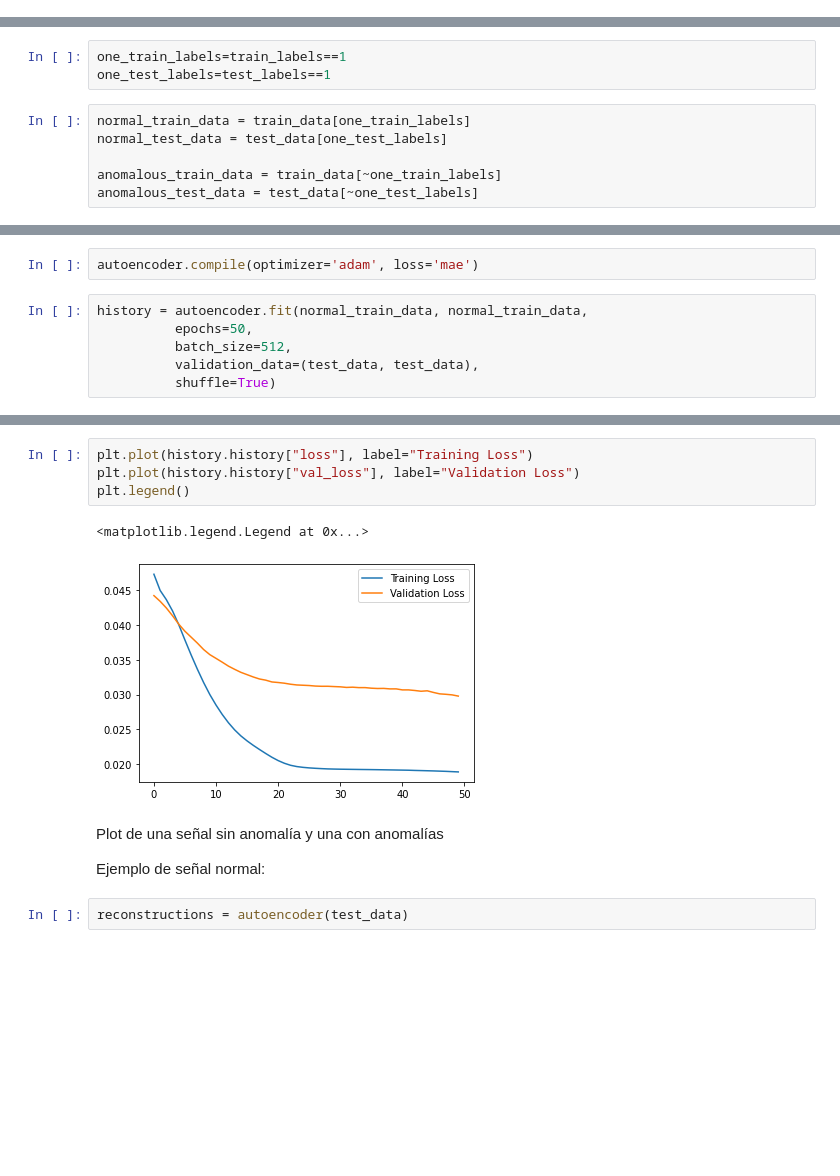
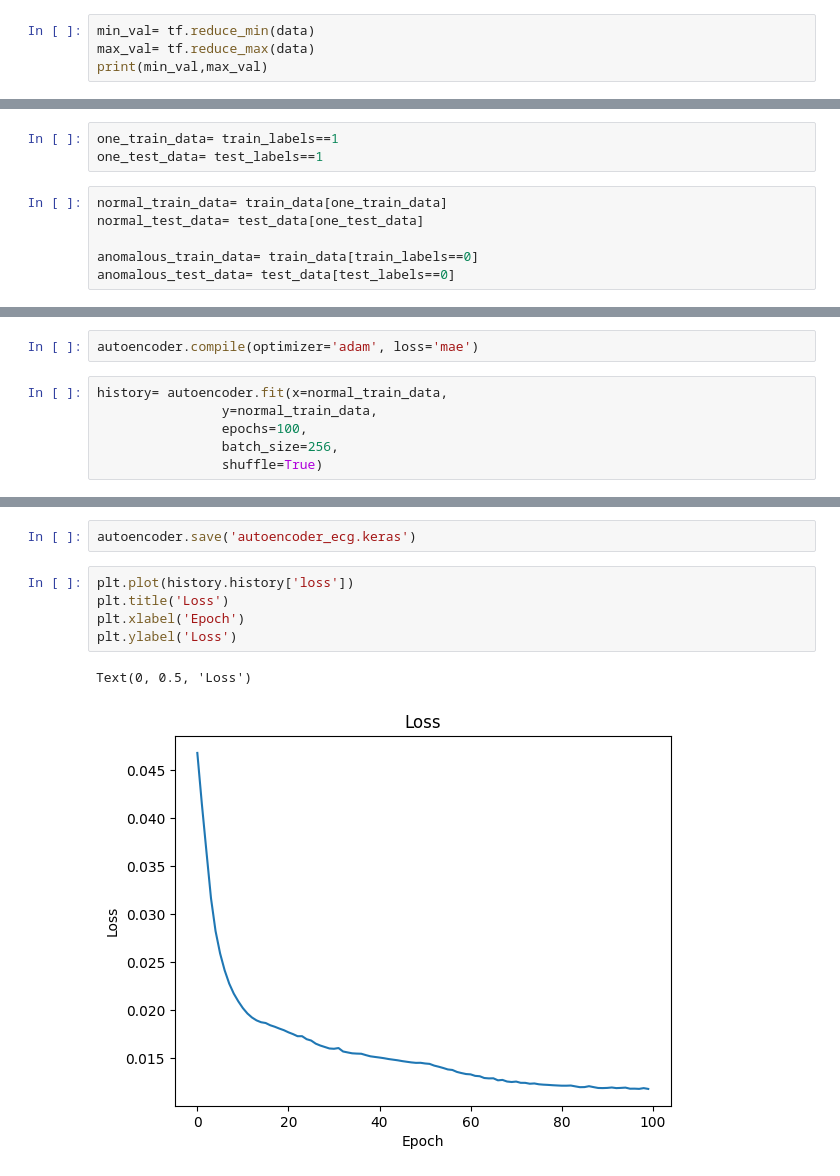
Before and after one commit to ibonetc/Data_Analytics, a Jupyter notebook: DeepLearning/IA_DL_Autoencoder.ipynb, the cells around one changed output, grey strips where cells are left out. Drawn from its saved outputs; the diff is of its cells as text; blank space fills up the shorter version.

```diff
--- a/DeepLearning/IA_DL_Autoencoder.ipynb
+++ b/DeepLearning/IA_DL_Autoencoder.ipynb
@@ -236,0 +268,4 @@ Como se puede ver la columna 140 tiene la etiqueta, y de la 0 a la 139 están lo
+# %%
+min_val= tf.reduce_min(data)
+max_val= tf.reduce_max(data)
+print(min_val,max_val)
@@ -270,9 +285,9 @@ array([ True,  True,  True, ..., False,  True,  True])
 # %%
-one_train_labels=train_labels==1
-one_test_labels=test_labels==1
+one_train_data= train_labels==1
+one_test_data= test_labels==1
 # %%
-normal_train_data = train_data[one_train_labels]
-normal_test_data = test_data[one_test_labels]
+normal_train_data= train_data[one_train_data]
+normal_test_data= test_data[one_test_data]
 
-anomalous_train_data = train_data[~one_train_labels]
-anomalous_test_data = test_data[~one_test_labels]
+anomalous_train_data= train_data[train_labels==0]
+anomalous_test_data= test_data[test_labels==0]
@@ -318,9 +341,9 @@ tf.keras.utils.plot_model(autoencoder,show_layer_names=True,show_shapes=True)
 # %%
 autoencoder.compile(optimizer='adam', loss='mae')
 # %%
-history = autoencoder.fit(normal_train_data, normal_train_data,
-          epochs=50,
-          batch_size=512,
-          validation_data=(test_data, test_data),
-          shuffle=True)
+history= autoencoder.fit(x=normal_train_data,
+                y=normal_train_data,
+                epochs=100,
+                batch_size=256,
+                shuffle=True)
 # %% [output]
@@ -344,13 +367,10 @@ Epoch 50/50
+# %%
+autoencoder.save('autoencoder_ecg.keras')
 # %%
-plt.plot(history.history["loss"], label="Training Loss")
-plt.plot(history.history["val_loss"], label="Validation Loss")
-plt.legend()
+plt.plot(history.history['loss'])
+plt.title('Loss')
+plt.xlabel('Epoch')
+plt.ylabel('Loss')
 # %% [output]
-<matplotlib.legend.Legend at 0x...>
+Text(0, 0.5, 'Loss')
-[figure, old version]
+[figure, new version]
-# %% [markdown]
-Plot de una señal sin anomalía y una con anomalías
-
-Ejemplo de señal normal:
-# %%
-reconstructions = autoencoder(test_data)
```
Also changed, not shown: parts of 61 cells of this notebook.
